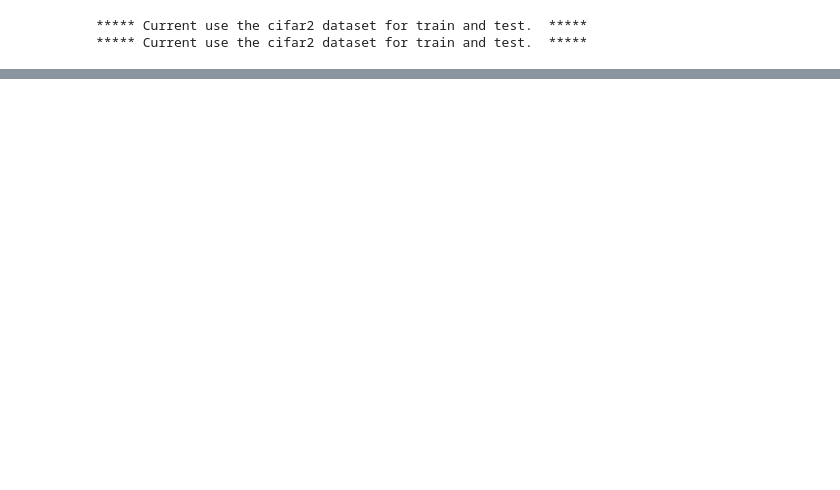
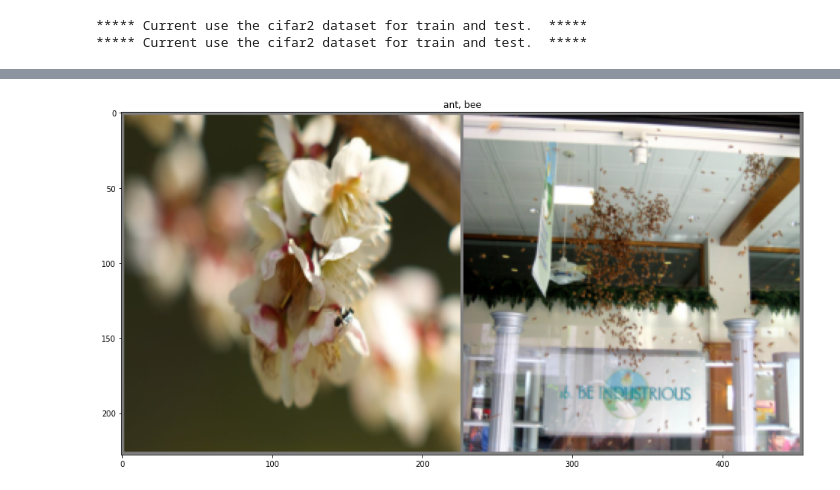
Before and after one commit to jeonsworld/ViT-pytorch, a Jupyter notebook: valid model.ipynb, the cells around one changed output, grey strips where cells are left out. Drawn from its saved outputs; the diff is of its cells as text; code cells hidden in the pictures; blank space fills up the shorter version.

```diff
--- a/valid model.ipynb
+++ b/valid model.ipynb
@@ -95,0 +95,5 @@ imshow(torchvision.utils.make_grid(error_cases, 4), title)
+# %%
+pretrained_dir = "./output/cifar2_VIT_L16_all_layers_1213_01_checkpoint.bin"
+model = get_model(pretrained_dir, model_type="ViT-L_16")
+# %%
+avg_loss, avg_acc, error_cases, error_cases_gt = valid(model, test_loader)
@@ -95,0 +102,6 @@ imshow(torchvision.utils.make_grid(error_cases, 4), title)
+# %%
+gt_labels  = [class_name[id.detach().cpu().item()][:-1] for id in error_cases_gt]
+title = ", ".join(gt_labels)
+imshow(torchvision.utils.make_grid(error_cases, 4), title)
+# %% [output]
+[figure, added]
```
Also changed, not shown: parts of 9 cells of this notebook.
